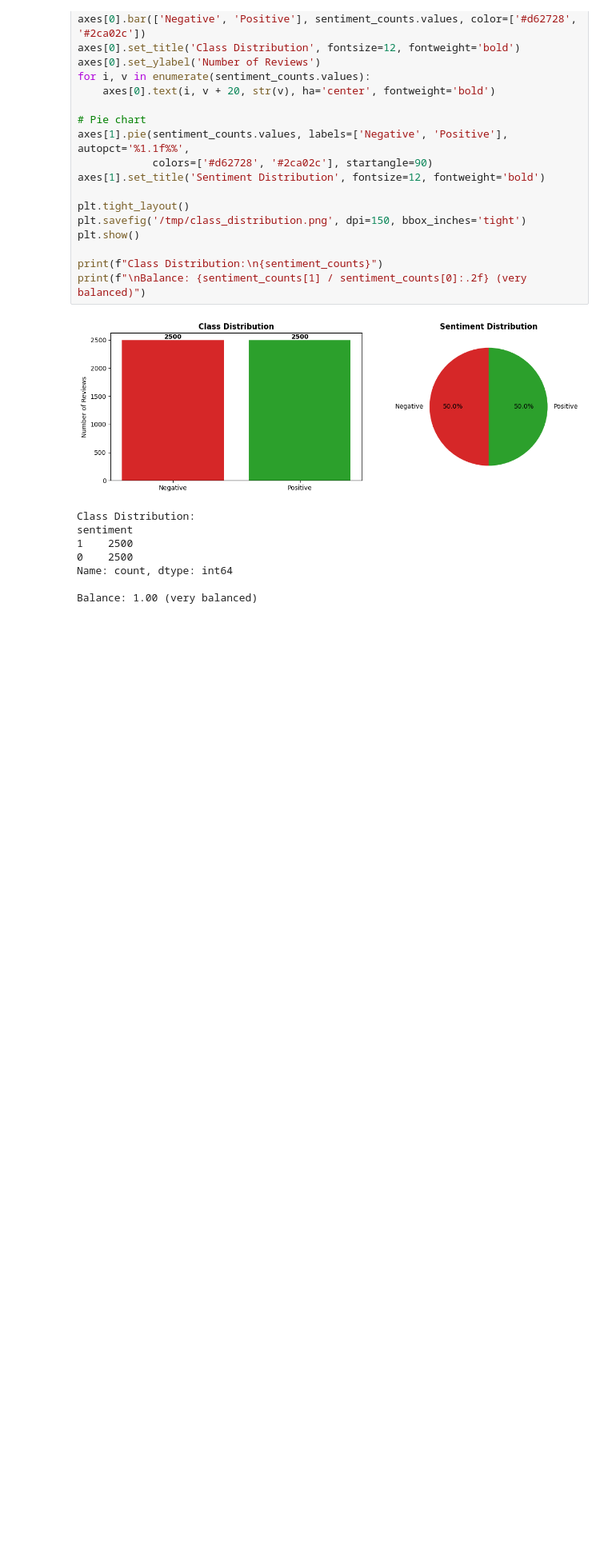
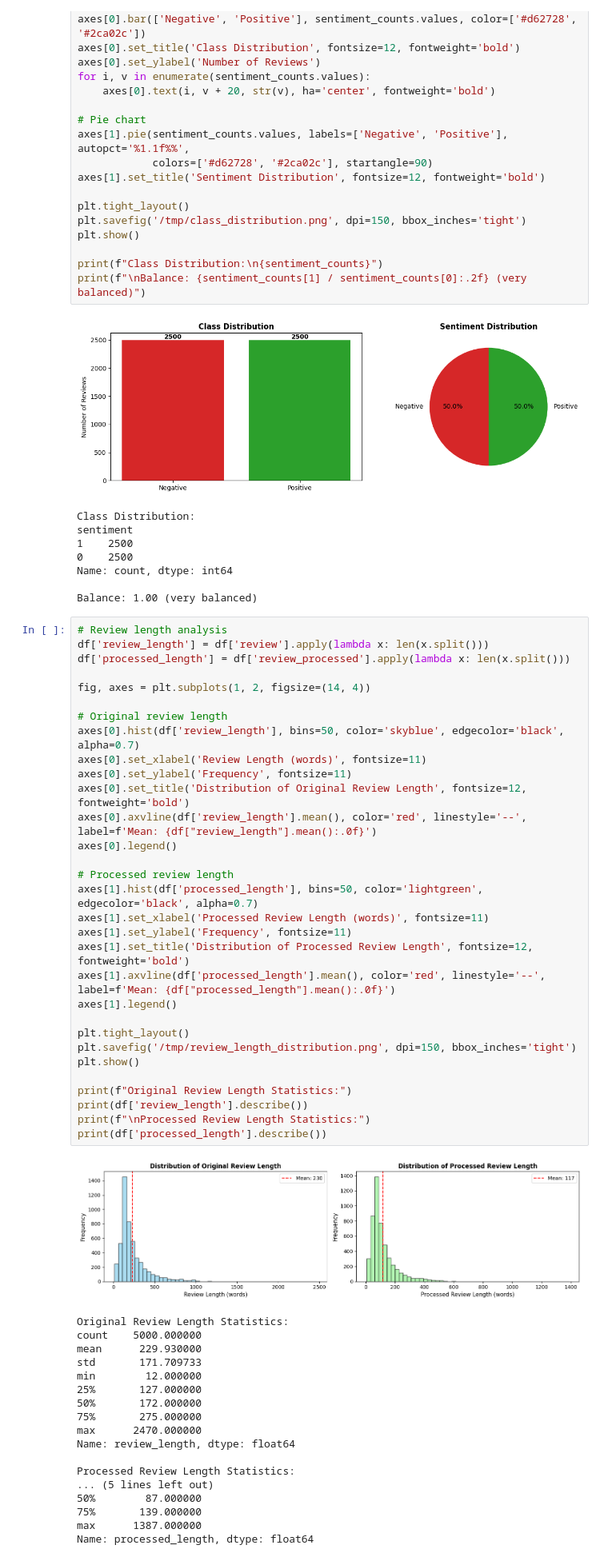
Before and after one commit to Dhrupad-05/Projects, a Jupyter notebook: Sentiment_Analysis_of_Movie_Reviews_using_SVM,_Logistic_Regression,_and_Naive_Bayes.ipynb, the cells around one changed output. Shown at 80% size. Saved outputs shown, nothing was run; the diff lists cells and outputs as text; blank space fills up the shorter version.

Commit message:
Extended Eda Analysis

```diff
--- a/Sentiment_Analysis_of_Movie_Reviews_using_SVM,_Logistic_Regression,_and_Naive_Bayes.ipynb
+++ b/Sentiment_Analysis_of_Movie_Reviews_using_SVM,_Logistic_Regression,_and_Naive_Bayes.ipynb
@@ -268,3 +268,53 @@ sentiment
 Name: count, dtype: int64
 
 Balance: 1.00 (very balanced)
+# %%
+# Review length analysis
+df['review_length'] = df['review'].apply(lambda x: len(x.split()))
+df['processed_length'] = df['review_processed'].apply(lambda x: len(x.split()))
+
+fig, axes = plt.subplots(1, 2, figsize=(14, 4))
+
+# Original review length
+axes[0].hist(df['review_length'], bins=50, color='skyblue', edgecolor='black', alpha=0.7)
+axes[0].set_xlabel('Review Length (words)', fontsize=11)
+axes[0].set_ylabel('Frequency', fontsize=11)
+axes[0].set_title('Distribution of Original Review Length', fontsize=12, fontweight='bold')
+axes[0].axvline(df['review_length'].mean(), color='red', linestyle='--', label=f'Mean: {df["review_length"].mean():.0f}')
+axes[0].legend()
+
+# Processed review length
+axes[1].hist(df['processed_length'], bins=50, color='lightgreen', edgecolor='black', alpha=0.7)
+axes[1].set_xlabel('Processed Review Length (words)', fontsize=11)
+axes[1].set_ylabel('Frequency', fontsize=11)
+axes[1].set_title('Distribution of Processed Review Length', fontsize=12, fontweight='bold')
+axes[1].axvline(df['processed_length'].mean(), color='red', linestyle='--', label=f'Mean: {df["processed_length"].mean():.0f}')
+axes[1].legend()
+
+plt.tight_layout()
+plt.savefig('/tmp/review_length_distribution.png', dpi=150, bbox_inches='tight')
+plt.show()
+
+print(f"Original Review Length Statistics:")
+print(df['review_length'].describe())
+print(f"\nProcessed Review Length Statistics:")
+print(df['processed_length'].describe())
+# %% [output]
+[figure, added]
+Original Review Length Statistics:
+count    5000.000000
+mean      229.930000
+std       171.709733
+min        12.000000
+25%       127.000000
+50%       172.000000
+75%       275.000000
+max      2470.000000
+Name: review_length, dtype: float64
+
+Processed Review Length Statistics:
+... (5 lines left out)
+50%        87.000000
+75%       139.000000
+max      1387.000000
+Name: processed_length, dtype: float64
```
Also changed, not shown: parts of 1 cell of this notebook.
